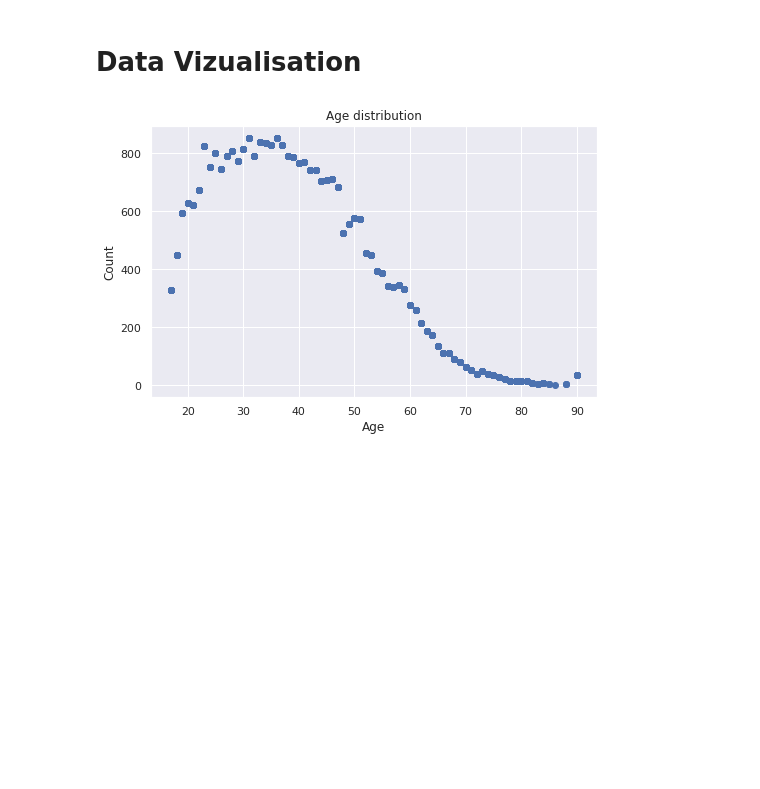
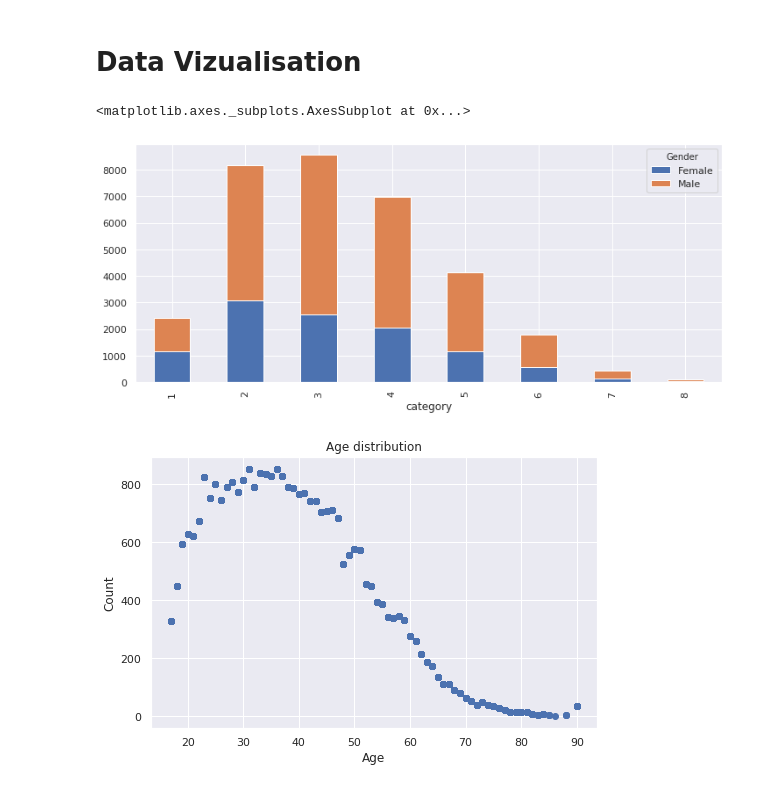
Before and after one commit to sprifti/Income-classification, a Jupyter notebook: dataset.ipynb, the cells around one changed output. Saved outputs shown, nothing was run; the diff lists cells and outputs as text; code cells hidden in the pictures; blank space fills up the shorter version.

```diff
--- a/dataset.ipynb
+++ b/dataset.ipynb
@@ -98,6 +100,23 @@ Dropped about 7.37% of the records of the dataset
 | income | False | object | 2 | 30162 | NaN | NaN | NaN | NaN | NaN | ... |
 # %% [markdown]
 # Data Vizualisation
+# %%
+#One-hot encoding sex column
+dataframe = dataset.copy()
+one_hot = pd.get_dummies(dataframe['sex'])
+pd.concat([dataframe, one_hot], axis=1)
+
+# print(dataset)
+
+df = pd.DataFrame.from_items([('Age', dataframe.age), ('Gender', dataframe.sex)])
+bins = np.arange(1, 10) * 10
+df['category'] = np.digitize(df.Age, bins, right=True)
+counts = df.groupby(['category', 'Gender']).Age.count().unstack()
+# plt.figure(figsize=(12,5))
+counts.plot(kind='bar', stacked=True,figsize=(12, 5))
+# %% [output]
+<matplotlib.axes._subplots.AxesSubplot at 0x...>
+[figure, added]
 # %%
 #Age Distribution
 age_dt = dataset
```
Also changed, not shown: parts of 11 cells of this notebook.
